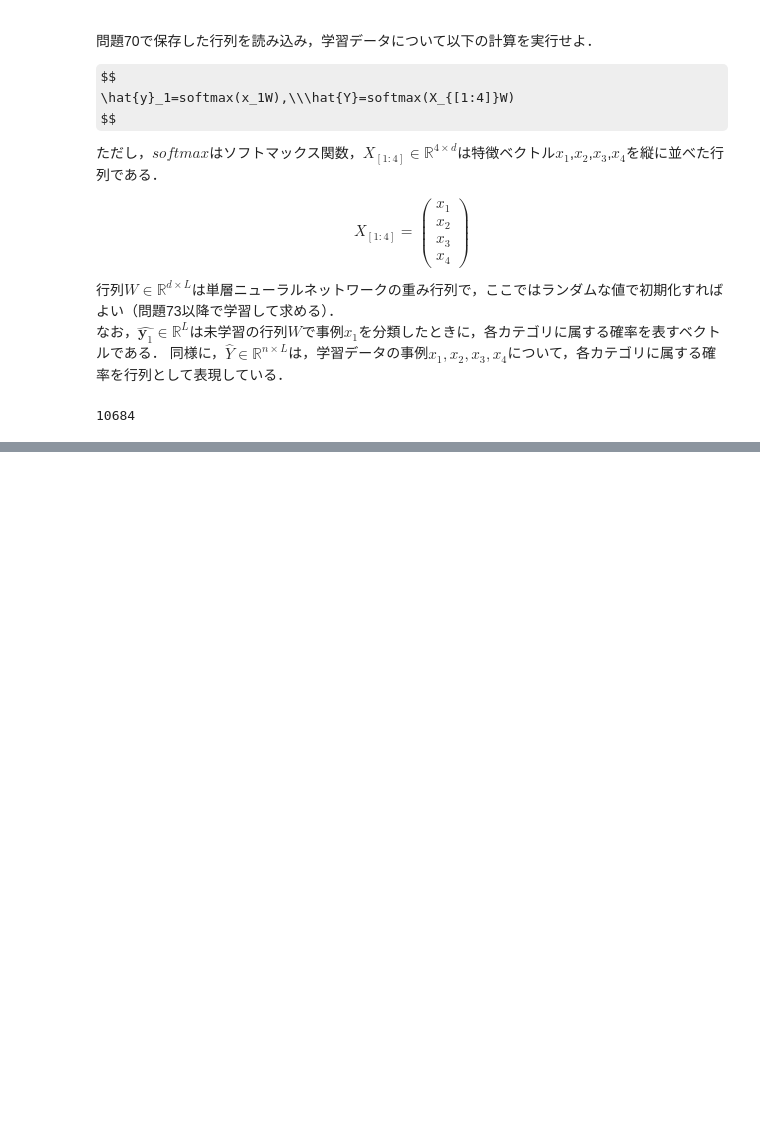
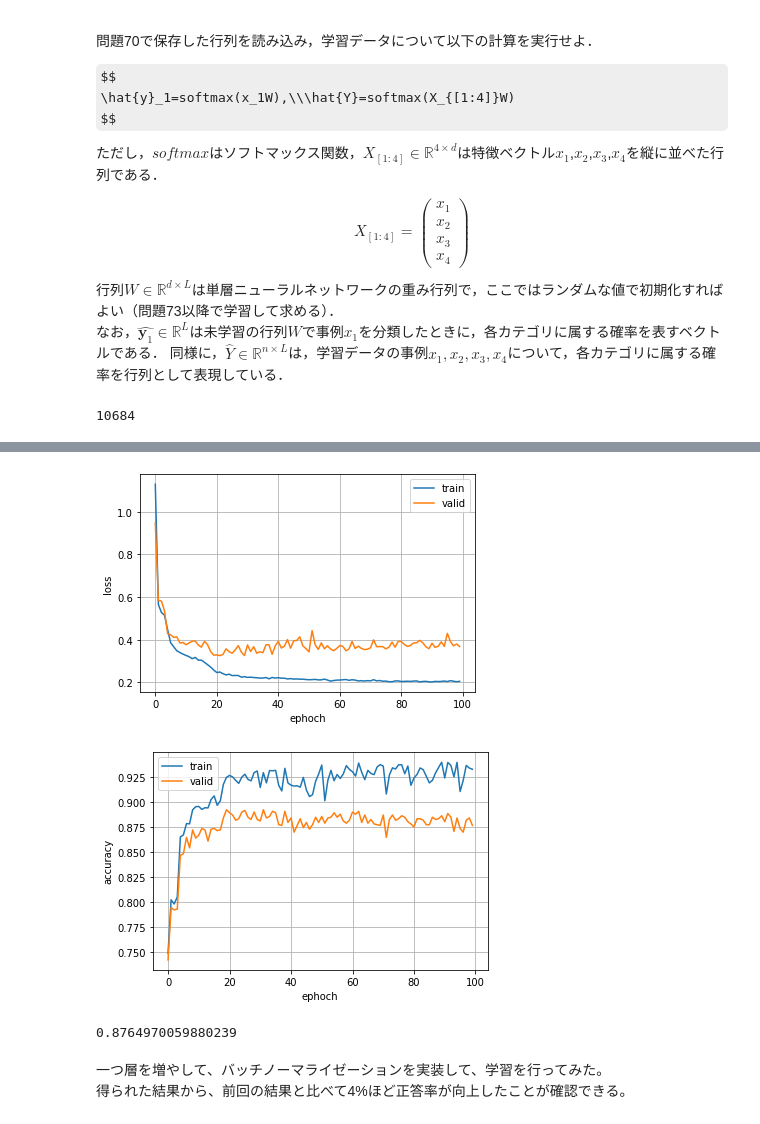
Before and after one commit to masaki-sakata/nlp100, a Jupyter notebook: Chapter8.ipynb, the cells around one changed output, grey strips where cells are left out. Cells and saved outputs as stored; diff of their text form; code cells hidden in the pictures; some formulas as TeX source; blank space fills up the shorter version.

```diff
--- a/Chapter8.ipynb
+++ b/Chapter8.ipynb
@@ -376,0 +1284,27 @@ $$l_i=−log[事例x_iがy_iに分類される確率]$$
+# %%
+## GPUの使用
+device = torch.device('cuda' if torch.cuda.is_available() else 'cpu' )
+print(device)
+
+## モデルの定義
+INPUT_FEATURES = 300  # 入力（特徴）の数： 300
+OUTPUT_NEURONS = 4  # ニューロンの数： 4
+MID1_SIZE = 150
+MID2_SIZE = 50
+
+model = MultiNet(INPUT_FEATURES, OUTPUT_NEURONS, MID1_SIZE, MID2_SIZE)
+
+
+## 損失関数の定義（クロスエントロピー損失を使用）
+criterion = nn.CrossEntropyLoss()
+
+## オプティマイザの定義（確率的勾配降下法を使用）
+optimizer  = optim.SGD(model.parameters(), lr=0.1)
+
+## エポック数
+epochs = 100
+
+## バッチサイズ
+batch_size = 256
+
+history= train(model, ds_train, batch_size, criterion, optimizer, epochs, device=device)
@@ -376,0 +1329,13 @@ $$l_i=−log[事例x_iがy_iに分類される確率]$$
+# %%
+plot(history['train_loss_values'], history['valid_loss_values'], epochs, 'train', 'valid', 'ephoch', 'loss')
+plot(history['train_accuracy_values'], history['valid_accuracy_values'], epochs, 'train', 'valid', 'ephoch', 'accuracy')
+# %% [output]
+[figure, added]
+[figure, added]
+# %%
+history['valid_accuracy_values'][-1]
+# %% [output]
+0.8764970059880239
+# %% [markdown]
+一つ層を増やして、バッチノーマライゼーションを実装して、学習を行ってみた。
+得られた結果から、前回の結果と比べて4%ほど正答率が向上したことが確認できる。
```
Also changed, not shown: parts of 64 cells of this notebook.
